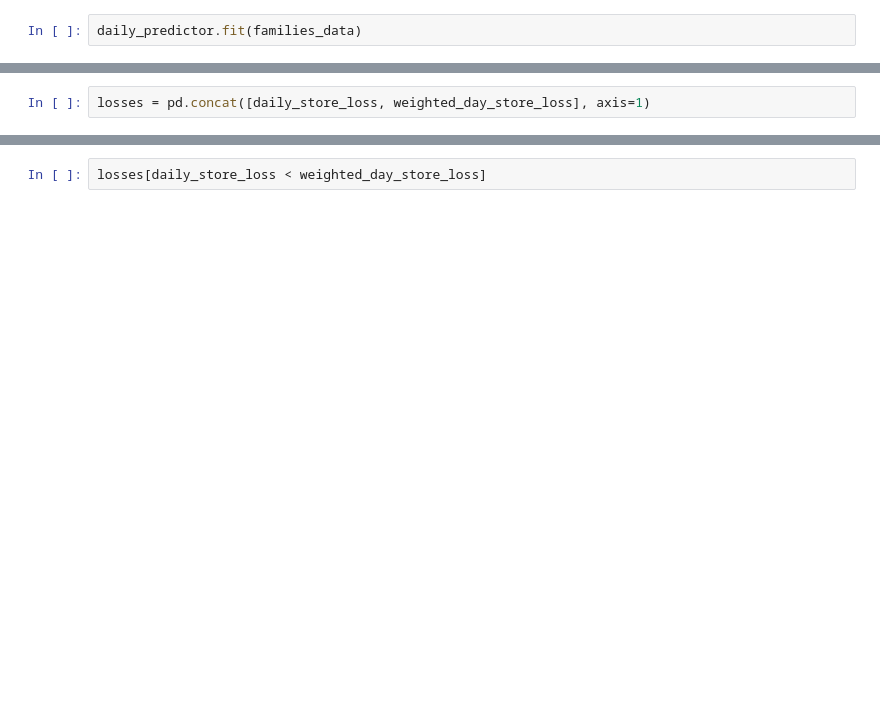
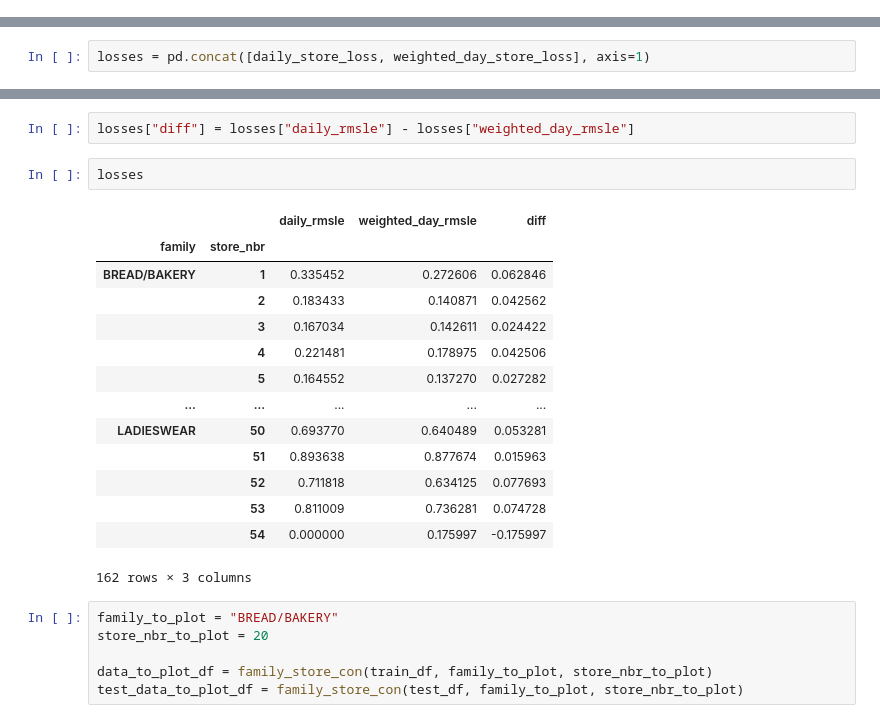
Before and after one commit to Tikhon-Radkevich/Store-Sales, a Jupyter notebook: notebooks/baseline/stat_methods/explore.ipynb, the cells around one changed output, grey strips where cells are left out. Cells and saved outputs as stored; diff of their text form; blank space fills up the shorter version.

```diff
--- a/notebooks/baseline/stat_methods/explore.ipynb
+++ b/notebooks/baseline/stat_methods/explore.ipynb
@@ -119,2 +112,0 @@ Name: daily_rmsle, dtype: float64
-# %%
-daily_predictor.fit(families_data)
@@ -182,2 +175,25 @@ losses.groupby(level="family").mean()
-# %%
-losses[daily_store_loss < weighted_day_store_loss]
+# %%
+losses["diff"] = losses["daily_rmsle"] - losses["weighted_day_rmsle"]
+# %%
+losses
+# %% [output]
+|  |  | daily_rmsle | weighted_day_rmsle | diff |
+| family | store_nbr |  |  |  |
+| BREAD/BAKERY | 1 | 0.335452 | 0.272606 | 0.062846 |
+|  | 2 | 0.183433 | 0.140871 | 0.042562 |
+|  | 3 | 0.167034 | 0.142611 | 0.024422 |
+|  | 4 | 0.221481 | 0.178975 | 0.042506 |
+|  | 5 | 0.164552 | 0.137270 | 0.027282 |
+| ... | ... | ... | ... | ... |
+| LADIESWEAR | 50 | 0.693770 | 0.640489 | 0.053281 |
+|  | 51 | 0.893638 | 0.877674 | 0.015963 |
+|  | 52 | 0.711818 | 0.634125 | 0.077693 |
+|  | 53 | 0.811009 | 0.736281 | 0.074728 |
+|  | 54 | 0.000000 | 0.175997 | -0.175997 |
+162 rows × 3 columns
+# %%
+family_to_plot = "BREAD/BAKERY"
+store_nbr_to_plot = 20
+
+data_to_plot_df = family_store_con(train_df, family_to_plot, store_nbr_to_plot)
+test_data_to_plot_df = family_store_con(test_df, family_to_plot, store_nbr_to_plot)
```
Also changed, not shown: parts of 19 cells of this notebook.
